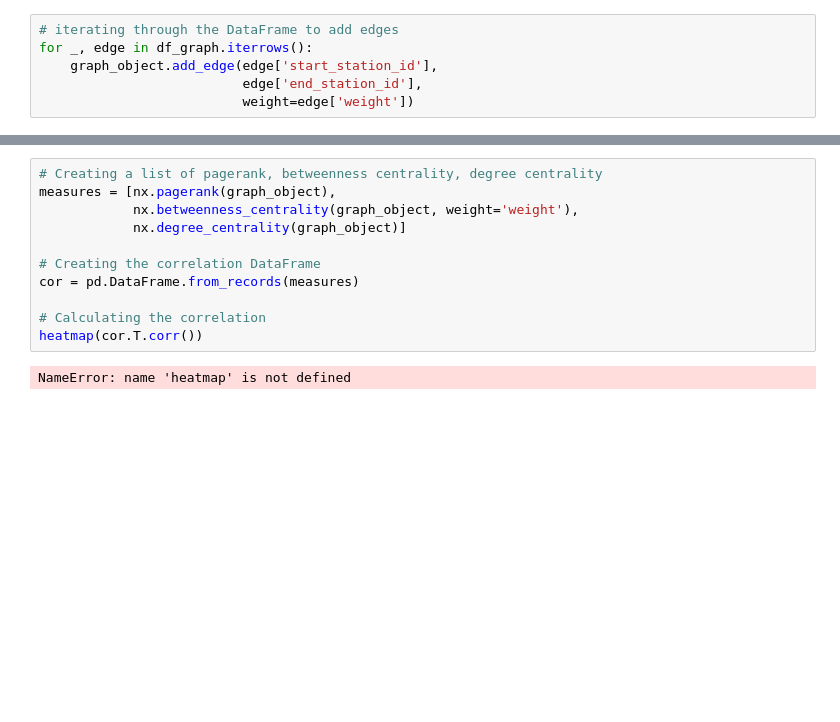
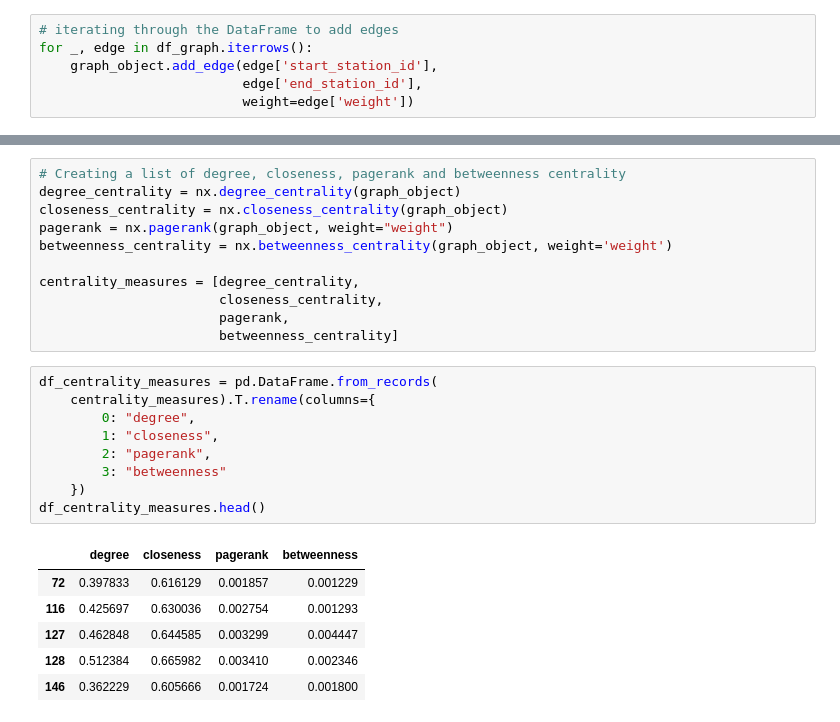
Before and after one commit to andygubser/bike_network_analysis, a Jupyter notebook: scripts/bike_network_analysis_nyc.ipynb, the cells around one changed output, grey strips where cells are left out. Drawn from its saved outputs; the diff is of its cells as text; blank space fills up the shorter version.

```diff
--- a/scripts/bike_network_analysis_nyc.ipynb
+++ b/scripts/bike_network_analysis_nyc.ipynb
@@ -52,13 +62,27 @@ for _, edge in df_graph.iterrows():
 # %%
-# Creating a list of pagerank, betweenness centrality, degree centrality
-measures = [nx.pagerank(graph_object),
-            nx.betweenness_centrality(graph_object, weight='weight'),
-            nx.degree_centrality(graph_object)]
+# Creating a list of degree, closeness, pagerank and betweenness centrality
+degree_centrality = nx.degree_centrality(graph_object)
+closeness_centrality = nx.closeness_centrality(graph_object)
+pagerank = nx.pagerank(graph_object, weight="weight")
+betweenness_centrality = nx.betweenness_centrality(graph_object, weight='weight')
 
-# Creating the correlation DataFrame
-cor = pd.DataFrame.from_records(measures)
-
-# Calculating the correlation
-heatmap(cor.T.corr())
+centrality_measures = [degree_centrality,
+                       closeness_centrality,
+                       pagerank,
+                       betweenness_centrality]
-# %% [output]
-NameError: name 'heatmap' is not defined
+# %%
+df_centrality_measures = pd.DataFrame.from_records(
+    centrality_measures).T.rename(columns={
+        0: "degree",
+        1: "closeness",
+        2: "pagerank",
+        3: "betweenness"
+    })
+df_centrality_measures.head()
+# %% [output]
+|  | degree | closeness | pagerank | betweenness |
+| 72 | 0.397833 | 0.616129 | 0.001857 | 0.001229 |
+| 116 | 0.425697 | 0.630036 | 0.002754 | 0.001293 |
+| 127 | 0.462848 | 0.644585 | 0.003299 | 0.004447 |
+| 128 | 0.512384 | 0.665982 | 0.003410 | 0.002346 |
+| 146 | 0.362229 | 0.605666 | 0.001724 | 0.001800 |
```
Also changed, not shown: parts of 10 cells of this notebook, 2 other files.
